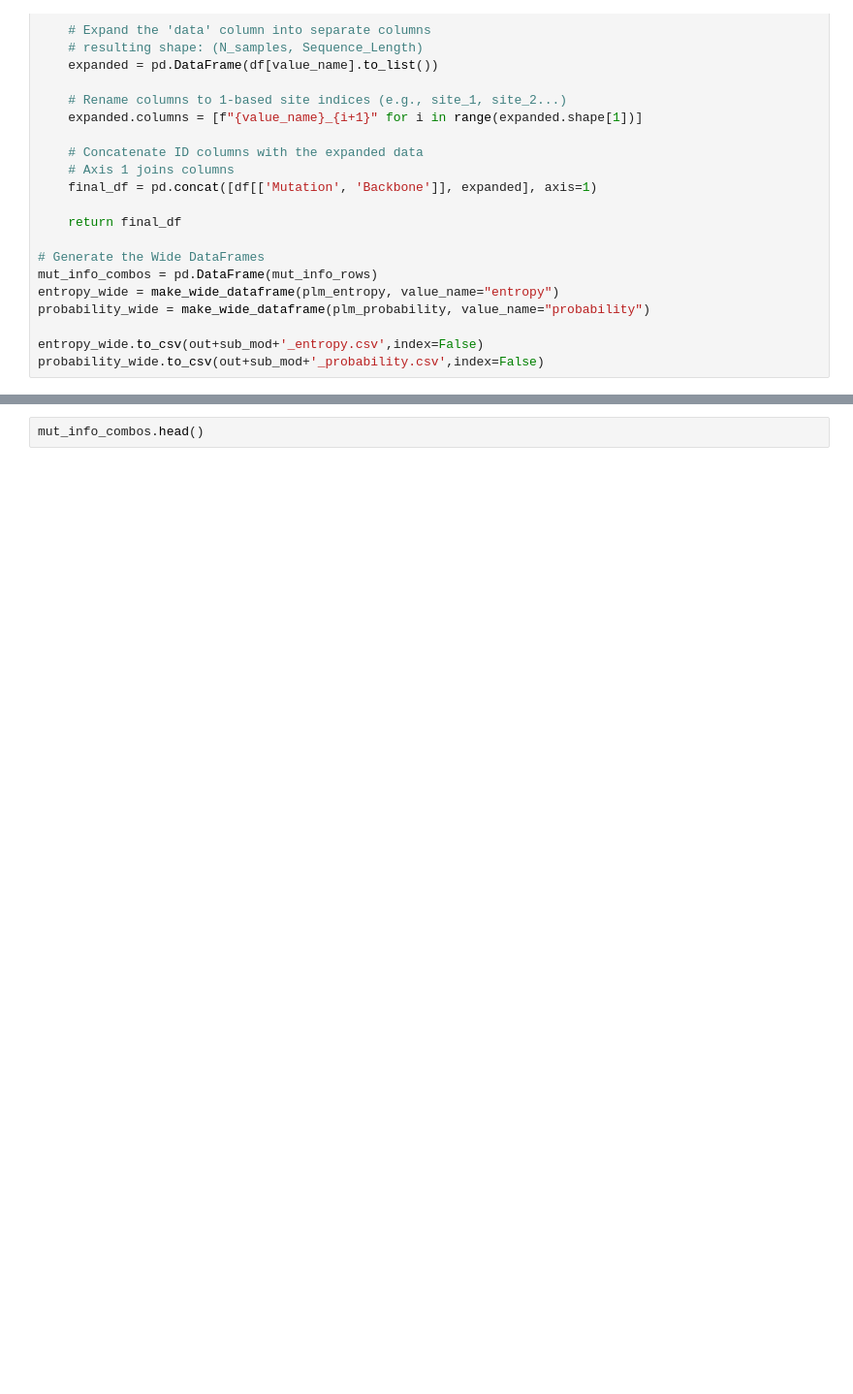
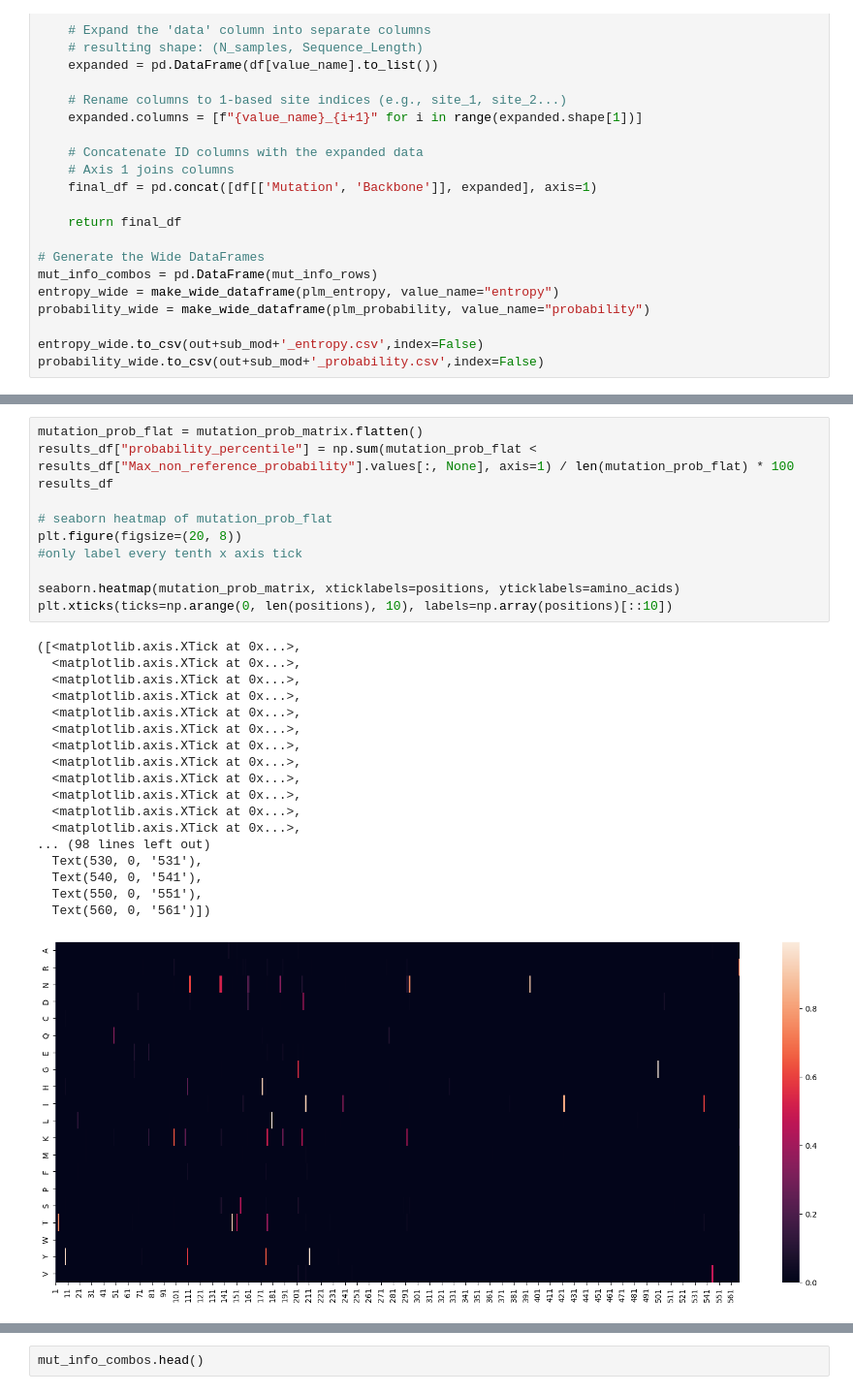
Before and after one commit to omaclean/PLM_SARS-CoV-2, a Jupyter notebook: Notebooks/OM_influenza/Epistasis_hugging_face.ipynb, the cells around one changed output, grey strips where cells are left out. Shown: that part at 97% size. Cells and saved outputs as stored; diff of their text form; blank space fills up the shorter version.

```diff
--- a/Notebooks/OM_influenza/Epistasis_hugging_face.ipynb
+++ b/Notebooks/OM_influenza/Epistasis_hugging_face.ipynb
@@ -367 +432,31 @@ Index(['Mutation', 'Backbone', 'probability_1', 'probability_2',
 [figure]
+# %%
+mutation_prob_flat = mutation_prob_matrix.flatten()
+results_df["probability_percentile"] = np.sum(mutation_prob_flat < results_df["Max_non_reference_probability"].values[:, None], axis=1) / len(mutation_prob_flat) * 100
+results_df
+
+# seaborn heatmap of mutation_prob_flat
+plt.figure(figsize=(20, 8))
+#only label every tenth x axis tick
+
+seaborn.heatmap(mutation_prob_matrix, xticklabels=positions, yticklabels=amino_acids)
+plt.xticks(ticks=np.arange(0, len(positions), 10), labels=np.array(positions)[::10])
+# %% [output]
+([<matplotlib.axis.XTick at 0x...>,
+  <matplotlib.axis.XTick at 0x...>,
+  <matplotlib.axis.XTick at 0x...>,
+  <matplotlib.axis.XTick at 0x...>,
+  <matplotlib.axis.XTick at 0x...>,
+  <matplotlib.axis.XTick at 0x...>,
+  <matplotlib.axis.XTick at 0x...>,
+  <matplotlib.axis.XTick at 0x...>,
+  <matplotlib.axis.XTick at 0x...>,
+  <matplotlib.axis.XTick at 0x...>,
+  <matplotlib.axis.XTick at 0x...>,
+  <matplotlib.axis.XTick at 0x...>,
+... (98 lines left out)
+  Text(530, 0, '531'),
+  Text(540, 0, '541'),
+  Text(550, 0, '551'),
+  Text(560, 0, '561')])
+[figure, added]
```
Also changed, not shown: parts of 7 cells of this notebook, 1 other file.
